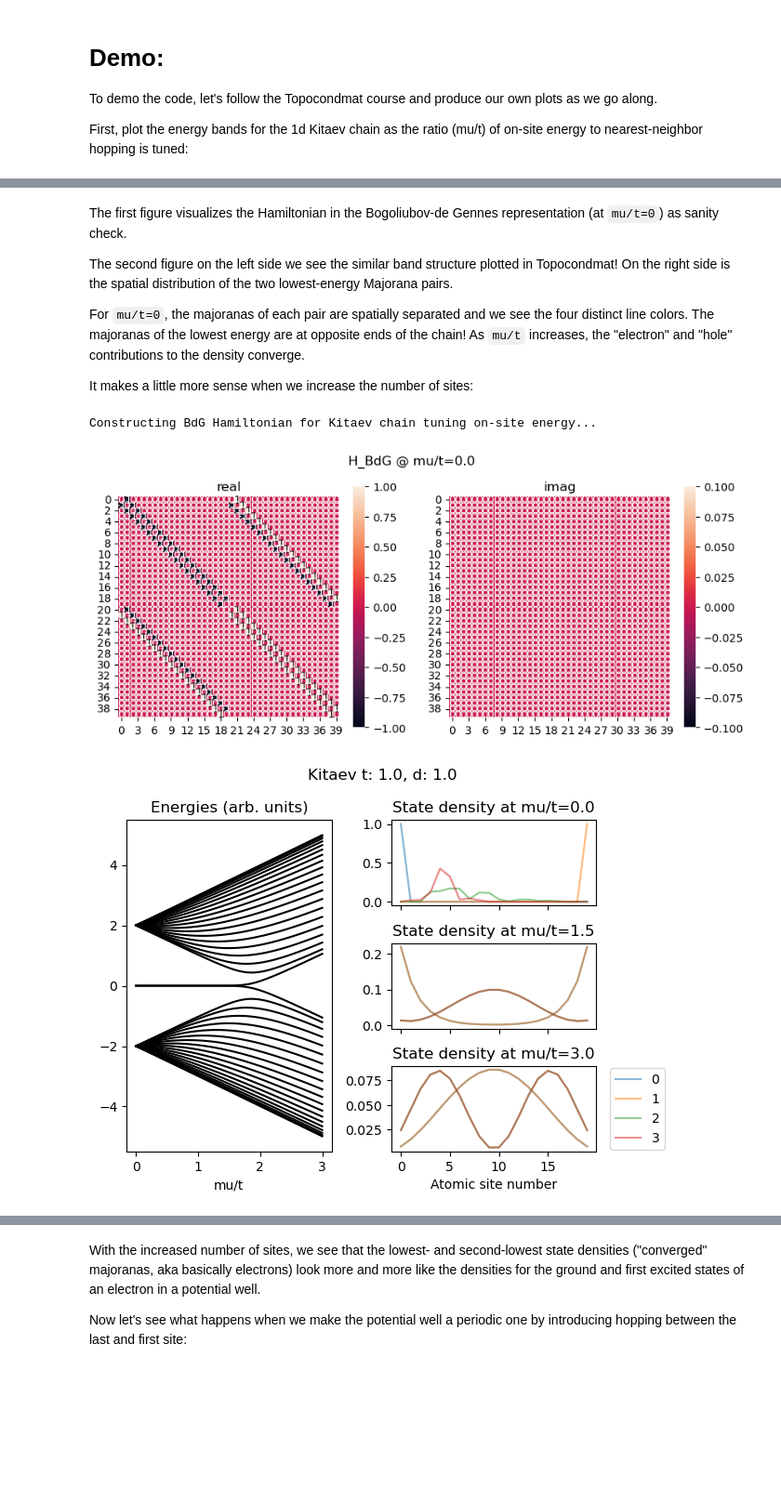
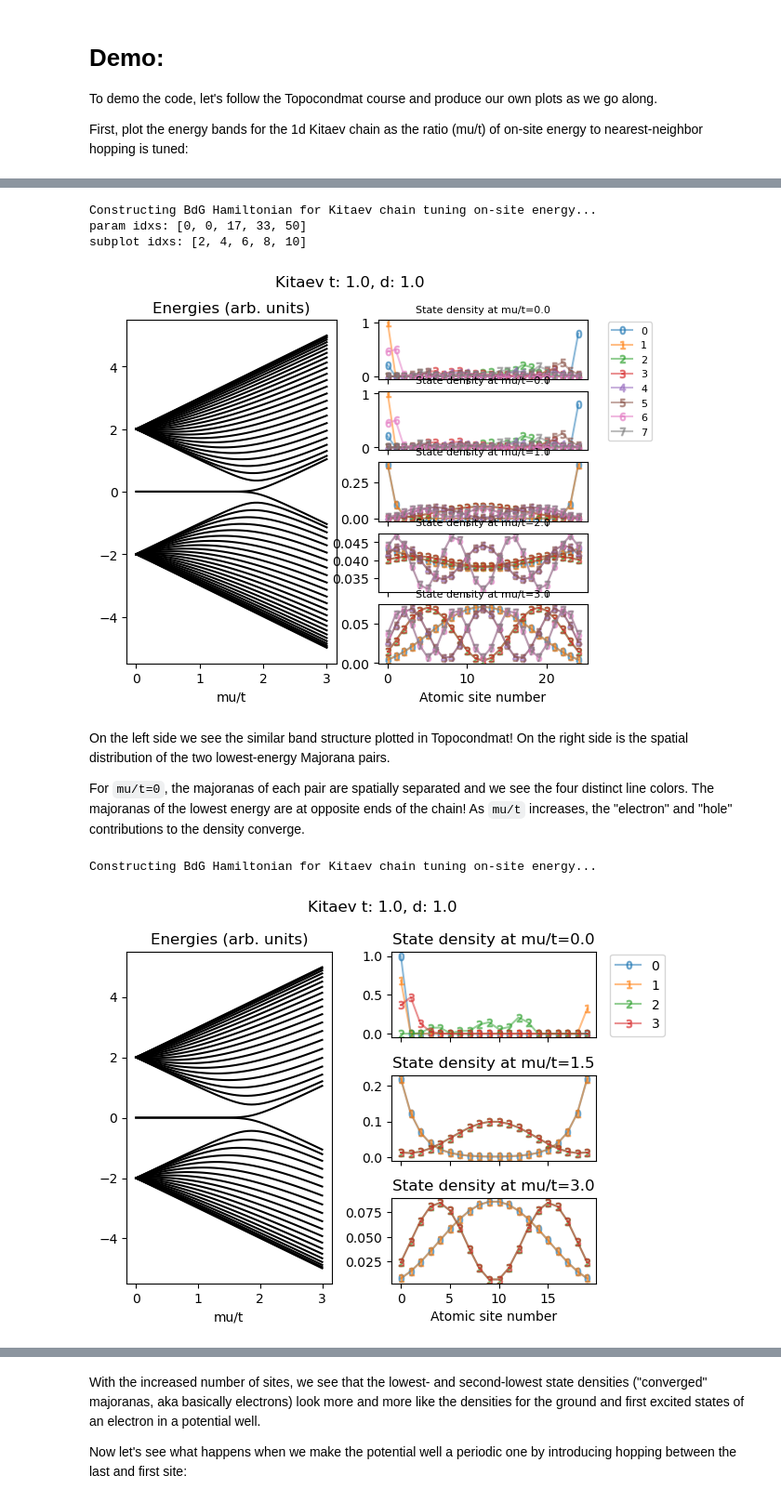
Before and after one commit to ericakotta/demos, a Jupyter notebook: majorana_energies_nb.ipynb, the cells around one changed output, grey strips where cells are left out. Shown at 93% size. Drawn from its saved outputs; the diff is of its cells as text; code cells hidden in the pictures; blank space fills up the shorter version.

Commit message:
Add arg to turn on/off ham or energy-band plots. Add arg to plotting module to specify what param vals to plot spatial dist

```diff
--- a/majorana_energies_nb.ipynb
+++ b/majorana_energies_nb.ipynb
@@ -57,23 +55,28 @@ Constructing BdG Hamiltonian for Kitaev chain tuning on-site energy...
+# %%
+model_params['N_sites'] = 25
+H_constructor = H_BdG_constructor('kitaev', model_params, plot_band_idxs=[0,1,2,3])
+H_constructor.construct_and_solve_hamiltonians()
+H_constructor.plot_figures(param_list=[0, .0001, 1, 2, 3])
+# %% [output]
+Constructing BdG Hamiltonian for Kitaev chain tuning on-site energy...
+param idxs: [0, 0, 17, 33, 50]
+subplot idxs: [2, 4, 6, 8, 10]
+[figure, added]
 # %% [markdown]
-The first figure visualizes the Hamiltonian in the Bogoliubov-de Gennes representation (at `mu/t=0`) as sanity check.
-
-The second figure on the left side we see the similar band structure plotted in Topocondmat! On the right side is the spatial distribution of the two lowest-energy Majorana pairs.
+On the left side we see the similar band structure plotted in Topocondmat! On the right side is the spatial distribution of the two lowest-energy Majorana pairs.
 
 For `mu/t=0`, the majoranas of each pair are spatially separated and we see the four distinct line colors. The majoranas of the lowest energy are at opposite ends of the chain! As `mu/t` increases, the "electron" and "hole" contributions to the density converge.
-
-It makes a little more sense when we increase the number of sites:
 # %%
 model_params = {
     'nn_hopping': 1.0,
     'cooper_pairing': 1.0,
     'tuning_parameter': 'mu/t',
-    'parameter_space': np.linspace(0,3,51),
+    'parameter_space': np.linspace(0.,3,51),
     'N_sites': 20
 }
 H_constructor = H_BdG_constructor('kitaev', model_params)
 H_constructor.construct_and_solve_hamiltonians()
-H_constructor.plot_figures()
+H_constructor.plot_figures(param_list=[0, 0.0001, .5, 1.5, 3.0])
 # %% [output]
 Constructing BdG Hamiltonian for Kitaev chain tuning on-site energy...
-[figure, old version]
+[figure, new version]
-[figure, removed]
```
Also changed, not shown: parts of 4 cells of this notebook, 1 other file.
